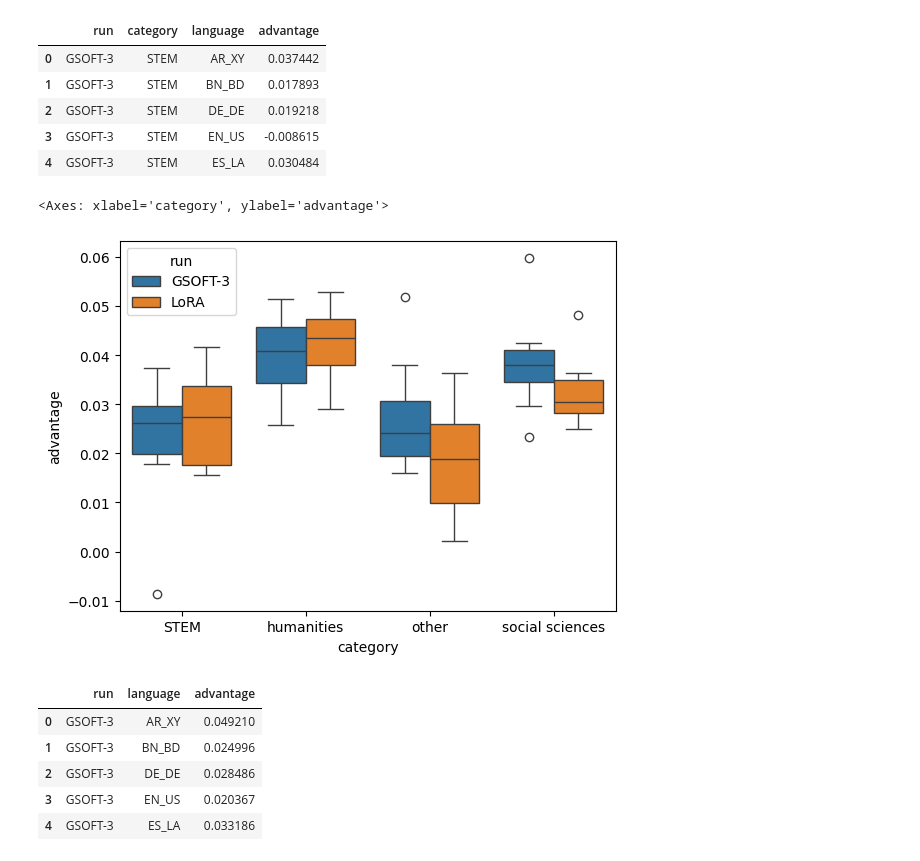
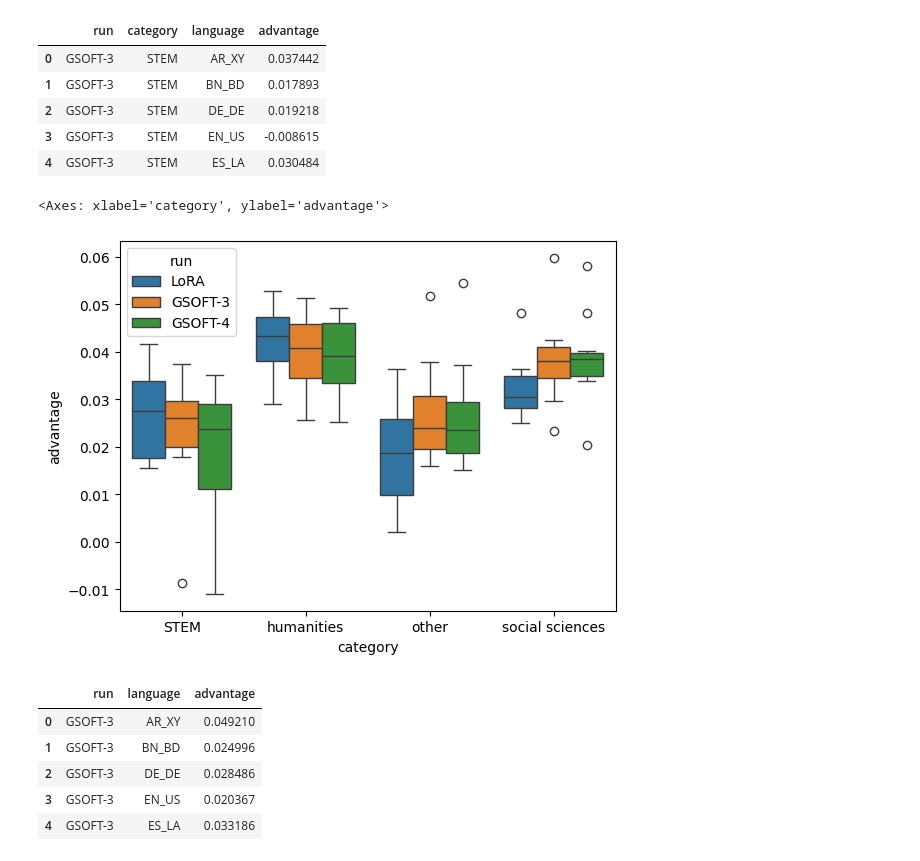
Before and after one commit to Bogachevv/OrthogonalFineTune, a Jupyter notebook: view_preds.ipynb, the cells around one changed output. Saved outputs shown, nothing was run; the diff lists cells and outputs as text; code cells hidden in the pictures.

Commit message:
Predictions for GSOFT-cfg4

```diff
--- a/view_preds.ipynb
+++ b/view_preds.ipynb
@@ -28,6 +28,7 @@ preds_path_ls = [
     ('LoRA', 'EN_US',  r'C:\Users\Vladimir\PycharmProjects\OrthogonalFineTune\test_preds\LoRA-cfg17_0sh.bin'),
     ('Raw', 'EN_US',  r'C:\Users\Vladimir\PycharmProjects\OrthogonalFineTune\test_preds\Raw_0sh.bin'),
     ('GSOFT-3', 'EN_US',  r'C:\Users\Vladimir\PycharmProjects\OrthogonalFineTune\test_preds\GSOFT-cfg3_0sh.bin'),
+    ('GSOFT-4', 'EN_US',  r'C:\Users\Vladimir\PycharmProjects\OrthogonalFineTune\test_preds\GSOFT-cfg4_0sh.bin'),
 ]
 
 langs = ('AR_XY', 'BN_BD', 'DE_DE', 'ES_LA', 'FR_FR', 'HI_IN', 'ID_ID', 'IT_IT', 'JA_JP', 'KO_KR', 'PT_BR')
@@ -46,6 +47,11 @@ preds_path_ls += [
     (f'GSOFT-3', lang, rf'C:\Users\Vladimir\PycharmProjects\OrthogonalFineTune\MMMLU\GSOFT-cfg3\{lang}.bin')
     for lang in langs
 ]
+
+preds_path_ls += [
+    (f'GSOFT-4', lang, rf'C:\Users\Vladimir\PycharmProjects\OrthogonalFineTune\MMMLU\GSOFT-cfg4\{lang}.bin')
+    for lang in langs
+]
 # %%
 preds_dfs = []
 
@@ -233,13 +239,14 @@ advantage_by_categories.head()
 # %%
 sns.boxplot(
     data=advantage_by_categories,
     y='advantage',
     x='category',
-    hue='run'
+    hue='run',
+    hue_order=['LoRA', 'GSOFT-3', 'GSOFT-4']
 )
 # %% [output]
 <Axes: xlabel='category', ylabel='advantage'>
-[figure, old version]
+[figure, new version]
 # %%
 total_advantage_gb = advantage_df.drop(columns=['subject', 'category'])
 total_advantage_gb = total_advantage_gb.groupby(
```
Also changed, not shown: parts of 5 cells of this notebook, 12 other files.
